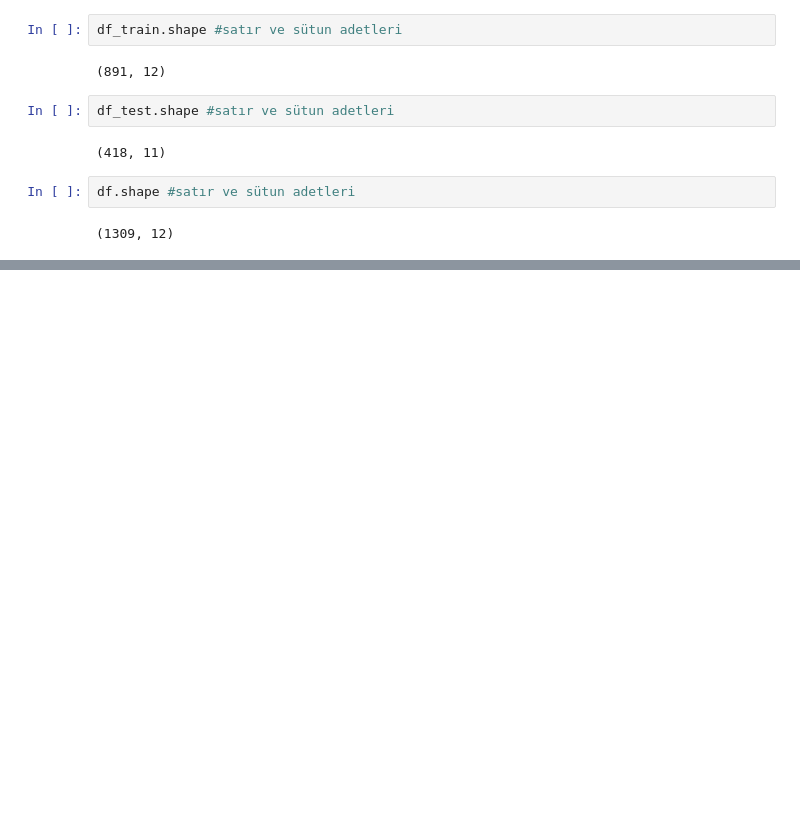
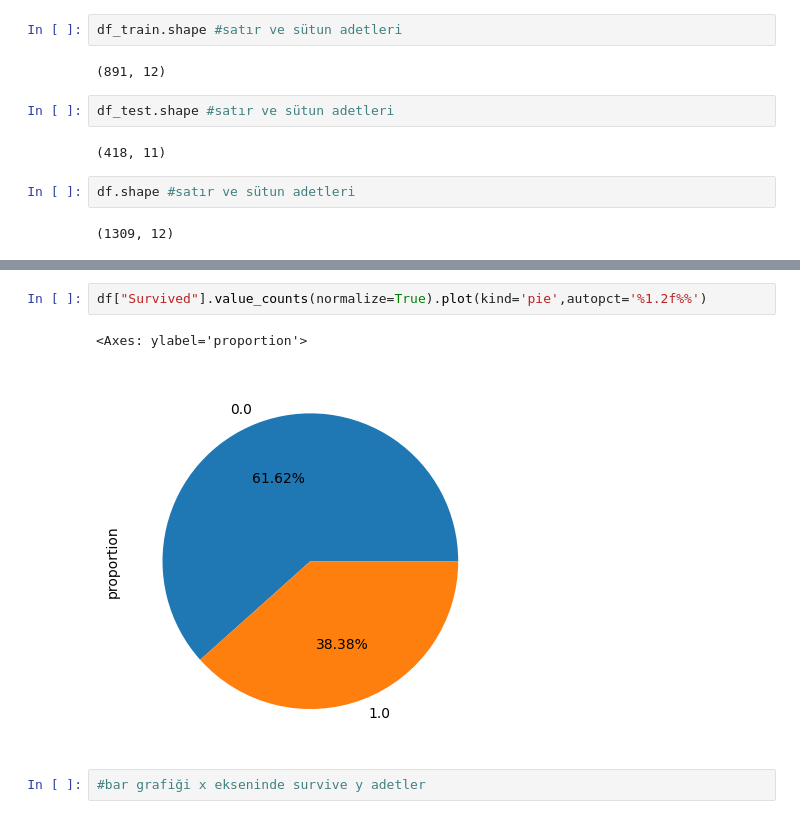
Before and after one commit to europecodingschool/ECS---VB---YZ---08.26, a Jupyter notebook: VB_YZ_Ders_7_.ipynb, the cells around one changed output, grey strips where cells are left out. Saved outputs shown, nothing was run; the diff lists cells and outputs as text; blank space fills up the shorter version.

```diff
--- a/VB_YZ_Ders_7_.ipynb
+++ b/VB_YZ_Ders_7_.ipynb
@@ -160,0 +232,7 @@ df.shape #satır ve sütun adetleri
+# %%
+df["Survived"].value_counts(normalize=True).plot(kind='pie',autopct='%1.2f%%')
+# %% [output]
+<Axes: ylabel='proportion'>
+[figure, added]
+# %%
+#bar grafiği x ekseninde survive y adetler
```
Also changed, not shown: parts of 9 cells of this notebook.
